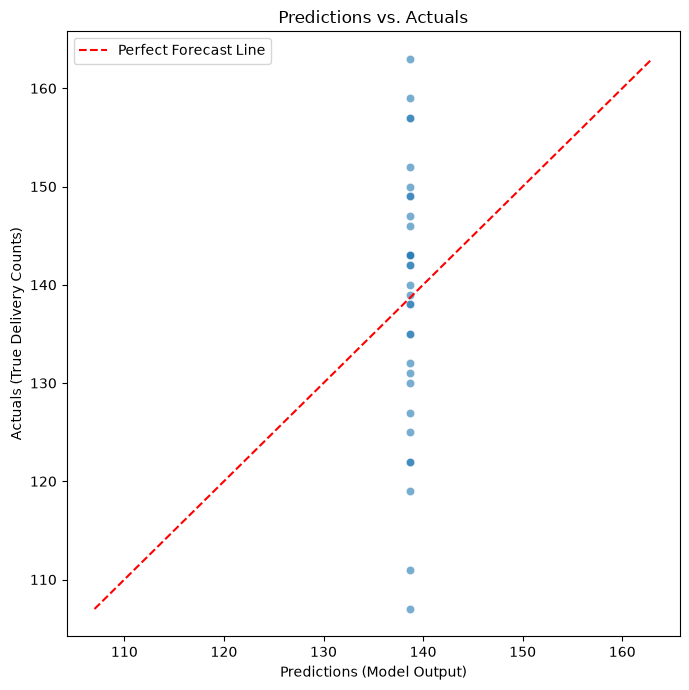
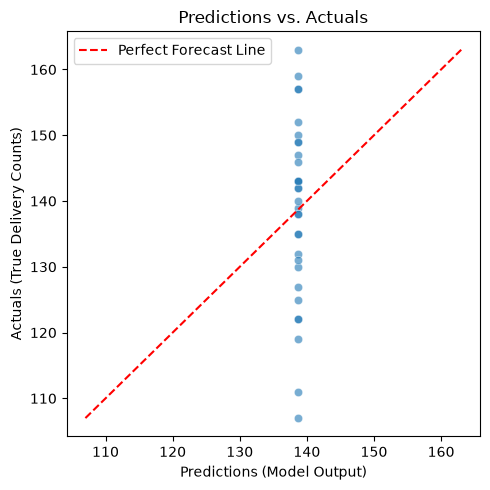
The notebook cell's code change between the first figure and the second:
--- before
+++ after
@@ -1,4 +1,4 @@
 # Plot predictions against actual values.
-plt.figure(figsize=(7, 7))
+plt.figure(figsize=(5, 5))
 
 # Create the scatter plot.

Commit: Updated 01_eda.ipynb notebook documentation